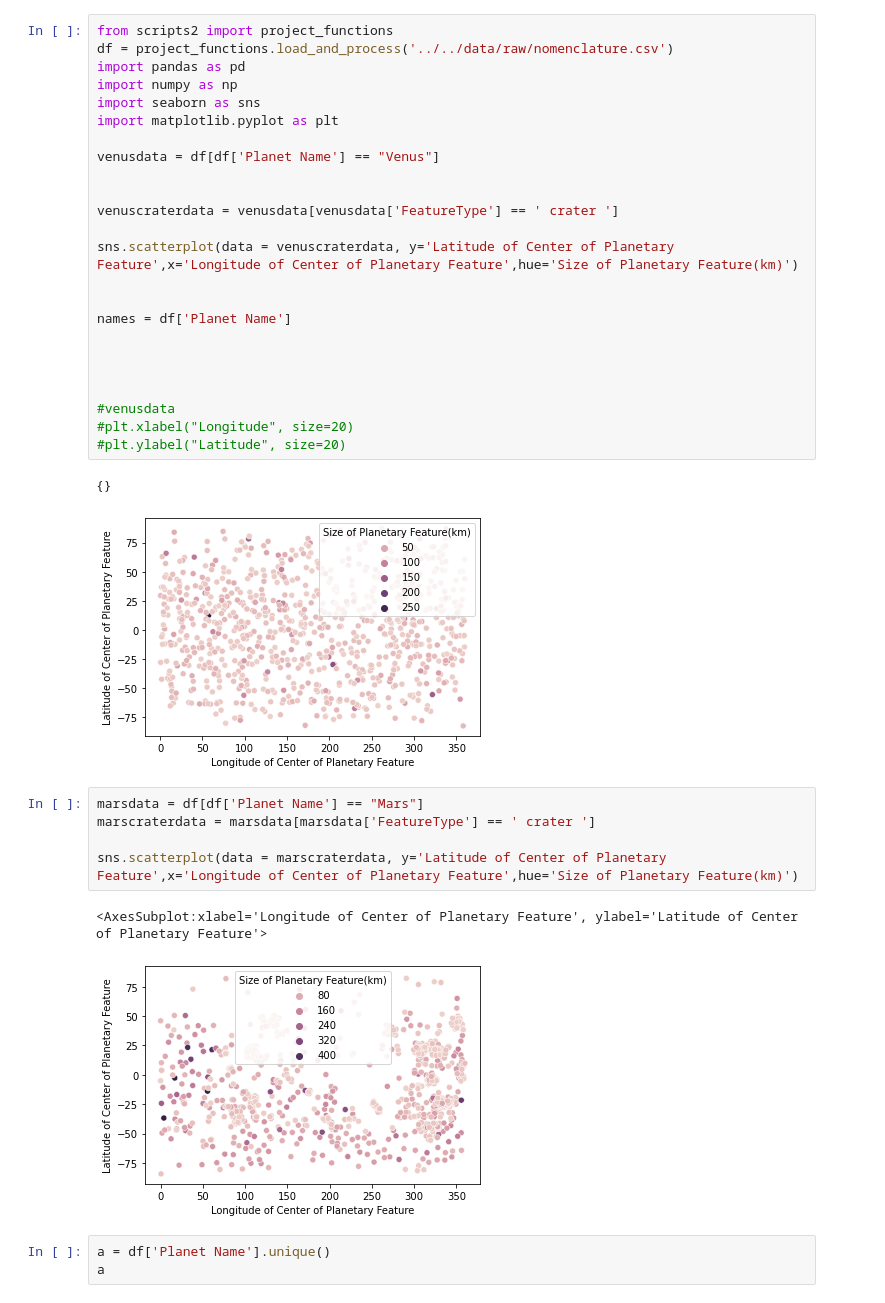
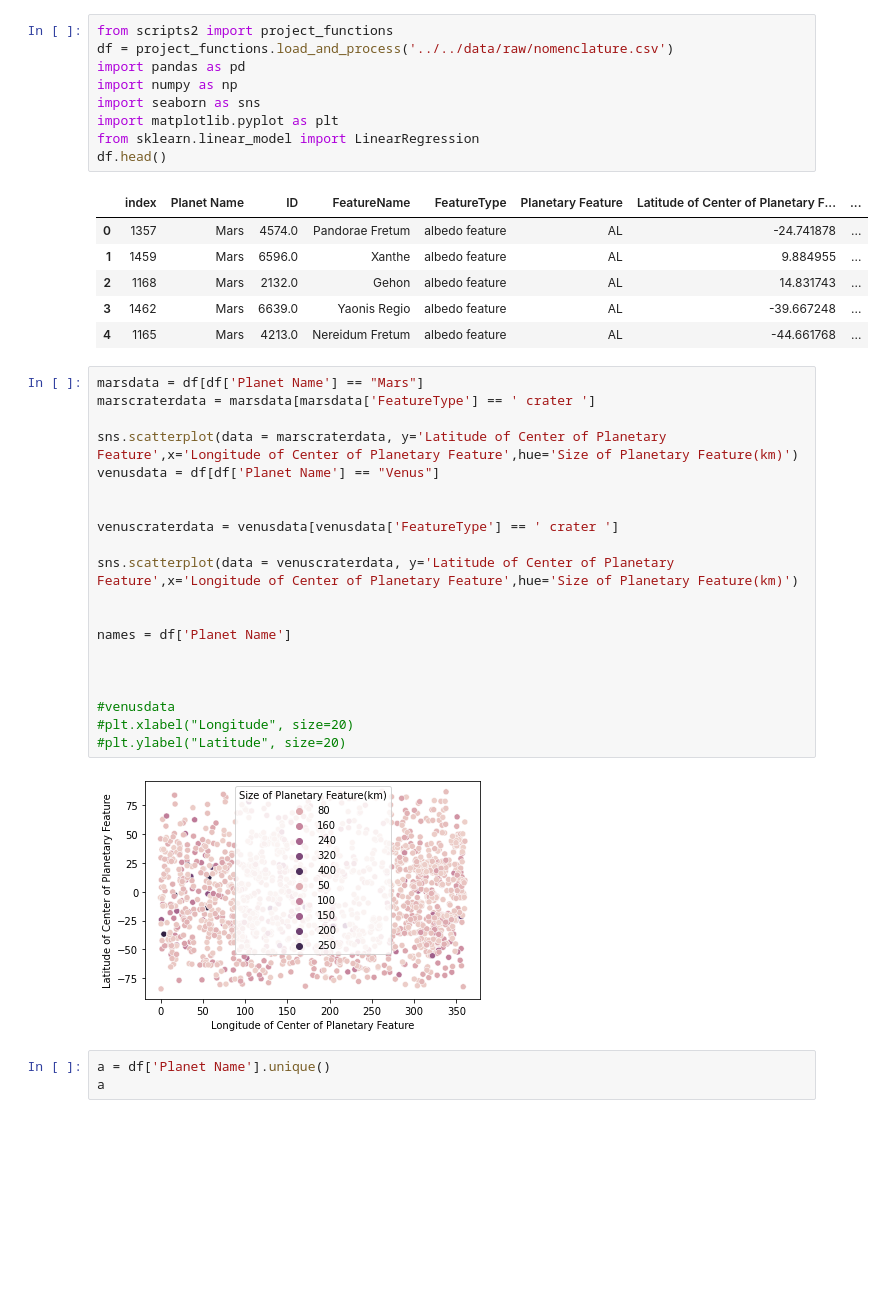
Before and after one commit to data301-2020-winter2/course-project-group_1033, a Jupyter notebook: analysis/Daniel/Daniel_Notebook.ipynb, the cells around one changed output. Drawn from its saved outputs; the diff is of its cells as text; blank space fills up the shorter version.

```diff
--- a/analysis/Daniel/Daniel_Notebook.ipynb
+++ b/analysis/Daniel/Daniel_Notebook.ipynb
@@ -1,11 +1,24 @@
+# %%
+from scripts2 import project_functions
+df = project_functions.load_and_process('../../data/raw/nomenclature.csv')
+import pandas as pd
+import numpy as np
+import seaborn as sns
+import matplotlib.pyplot as plt
+from sklearn.linear_model import LinearRegression
+df.head()
+# %% [output]
+|  | index | Planet Name | ID | FeatureName | FeatureType | Planetary Feature | Latitude of Center of Planetary F... | ... |
+| 0 | 1357 | Mars | 4574.0 | Pandorae Fretum | albedo feature | AL | -24.741878 | ... |
+| 1 | 1459 | Mars | 6596.0 | Xanthe | albedo feature | AL | 9.884955 | ... |
+| 2 | 1168 | Mars | 2132.0 | Gehon | albedo feature | AL | 14.831743 | ... |
+| 3 | 1462 | Mars | 6639.0 | Yaonis Regio | albedo feature | AL | -39.667248 | ... |
+| 4 | 1165 | Mars | 4213.0 | Nereidum Fretum | albedo feature | AL | -44.661768 | ... |
 # %%
-from scripts2 import project_functions
-df = project_functions.load_and_process('../../data/raw/nomenclature.csv')
-import pandas as pd
-import numpy as np
-import seaborn as sns
-import matplotlib.pyplot as plt
+marsdata = df[df['Planet Name'] == "Mars"]
+marscraterdata = marsdata[marsdata['FeatureType'] == ' crater ']
 
+sns.scatterplot(data = marscraterdata, y='Latitude of Center of Planetary Feature',x='Longitude of Center of Planetary Feature',hue='Size of Planetary Feature(km)')
 venusdata = df[df['Planet Name'] == "Venus"]
 
 
@@ -18,21 +31,11 @@ names = df['Planet Name']
 
 
 
-
 #venusdata
 #plt.xlabel("Longitude", size=20)
 #plt.ylabel("Latitude", size=20)
 # %% [output]
-{}
-[figure, old version]
+[figure, new version]
-# %%
-marsdata = df[df['Planet Name'] == "Mars"]
-marscraterdata = marsdata[marsdata['FeatureType'] == ' crater ']
-
-sns.scatterplot(data = marscraterdata, y='Latitude of Center of Planetary Feature',x='Longitude of Center of Planetary Feature',hue='Size of Planetary Feature(km)')
-# %% [output]
-<AxesSubplot:xlabel='Longitude of Center of Planetary Feature', ylabel='Latitude of Center of Planetary Feature'>
-[figure, removed]
 # %%
 a = df['Planet Name'].unique()
 a
```
Also changed, not shown: parts of 3 cells of this notebook.
